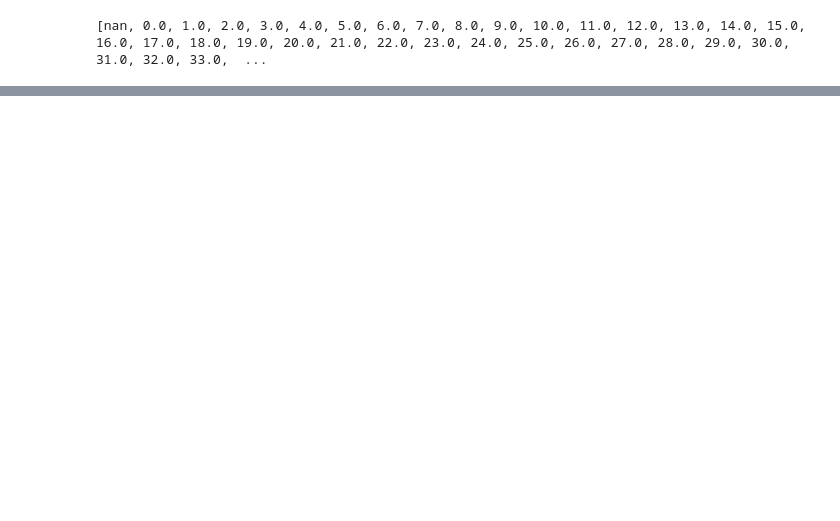
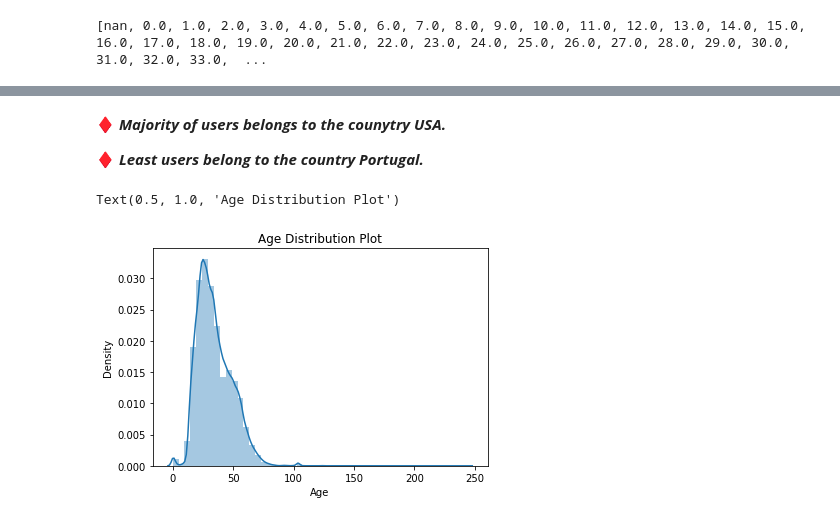
Before and after one commit to vivvvek24/Book-Recommendation-System, a Jupyter notebook: Book_Recommendation_System.ipynb, the cells around one changed output, grey strips where cells are left out. Cells and saved outputs as stored; diff of their text form; code cells hidden in the pictures; blank space fills up the shorter version.

```diff
--- a/Book_Recommendation_System.ipynb
+++ b/Book_Recommendation_System.ipynb
@@ -161,0 +230,11 @@ print(sorted(users.Age.unique()))
+# %% [markdown]
+♦ ***Majority of users belongs to the counytry USA.***
+
+♦ ***Least users belong to the country Portugal.***
+# %%
+# Age distribution Distplot
+sns.distplot(users.Age)
+plt.title('Age Distribution Plot')
+# %% [output]
+Text(0.5, 1.0, 'Age Distribution Plot')
+[figure, added]
```
Also changed, not shown: parts of 22 cells of this notebook.
